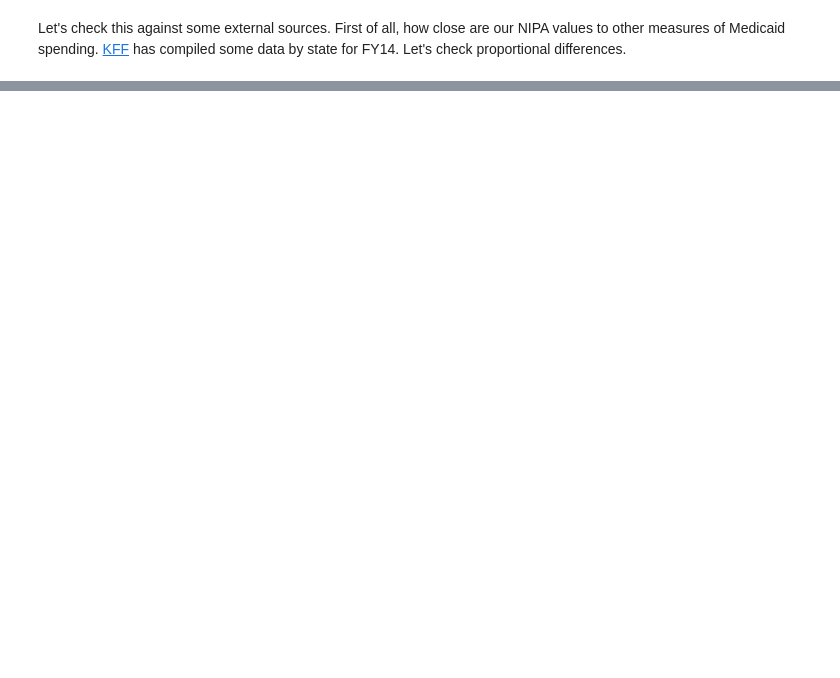
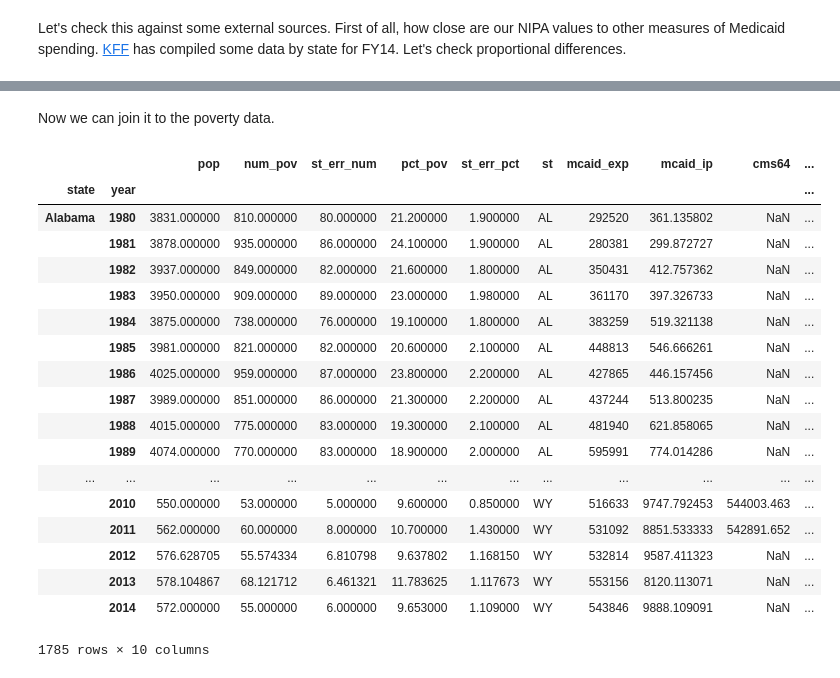
Before and after one commit to choct155/work_scratch, a Jupyter notebook: mcaid_by_state.ipynb, the cells around one changed output, grey strips where cells are left out. Saved outputs shown, nothing was run; the diff lists cells and outputs as text; code cells hidden in the pictures; blank space fills up the shorter version.

```diff
--- a/mcaid_by_state.ipynb
+++ b/mcaid_by_state.ipynb
@@ -473,0 +508,30 @@ pop2010_
+# %% [markdown]
+Now we can join it to the poverty data.
+# %%
+#Join to poverty data
+pov['cms64']=cms64['regular'].ix[pov.index]/1000.
+
+#Calculate Medicaid (CMS-64) per impoverished person
+pov['mcaid_ip_cms64']=pov['cms64']/pov['num_pov']
+
+pov
+# %% [output]
+|  |  | pop | num_pov | st_err_num | pct_pov | st_err_pct | st | mcaid_exp | mcaid_ip | cms64 | ... |
+| state | year |  |  |  |  |  |  |  |  |  | ... |
+| Alabama | 1980 | 3831.000000 | 810.000000 | 80.000000 | 21.200000 | 1.900000 | AL | 292520 | 361.135802 | NaN | ... |
+|  | 1981 | 3878.000000 | 935.000000 | 86.000000 | 24.100000 | 1.900000 | AL | 280381 | 299.872727 | NaN | ... |
+|  | 1982 | 3937.000000 | 849.000000 | 82.000000 | 21.600000 | 1.800000 | AL | 350431 | 412.757362 | NaN | ... |
+|  | 1983 | 3950.000000 | 909.000000 | 89.000000 | 23.000000 | 1.980000 | AL | 361170 | 397.326733 | NaN | ... |
+|  | 1984 | 3875.000000 | 738.000000 | 76.000000 | 19.100000 | 1.800000 | AL | 383259 | 519.321138 | NaN | ... |
+|  | 1985 | 3981.000000 | 821.000000 | 82.000000 | 20.600000 | 2.100000 | AL | 448813 | 546.666261 | NaN | ... |
+|  | 1986 | 4025.000000 | 959.000000 | 87.000000 | 23.800000 | 2.200000 | AL | 427865 | 446.157456 | NaN | ... |
+|  | 1987 | 3989.000000 | 851.000000 | 86.000000 | 21.300000 | 2.200000 | AL | 437244 | 513.800235 | NaN | ... |
+|  | 1988 | 4015.000000 | 775.000000 | 83.000000 | 19.300000 | 2.100000 | AL | 481940 | 621.858065 | NaN | ... |
+|  | 1989 | 4074.000000 | 770.000000 | 83.000000 | 18.900000 | 2.000000 | AL | 595991 | 774.014286 | NaN | ... |
+| ... | ... | ... | ... | ... | ... | ... | ... | ... | ... | ... | ... |
+|  | 2010 | 550.000000 | 53.000000 | 5.000000 | 9.600000 | 0.850000 | WY | 516633 | 9747.792453 | 544003.463 | ... |
+|  | 2011 | 562.000000 | 60.000000 | 8.000000 | 10.700000 | 1.430000 | WY | 531092 | 8851.533333 | 542891.652 | ... |
+|  | 2012 | 576.628705 | 55.574334 | 6.810798 | 9.637802 | 1.168150 | WY | 532814 | 9587.411323 | NaN | ... |
+|  | 2013 | 578.104867 | 68.121712 | 6.461321 | 11.783625 | 1.117673 | WY | 553156 | 8120.113071 | NaN | ... |
+|  | 2014 | 572.000000 | 55.000000 | 6.000000 | 9.653000 | 1.109000 | WY | 543846 | 9888.109091 | NaN | ... |
+1785 rows × 10 columns
```
Also changed, not shown: parts of 26 cells of this notebook, 6 other files.
